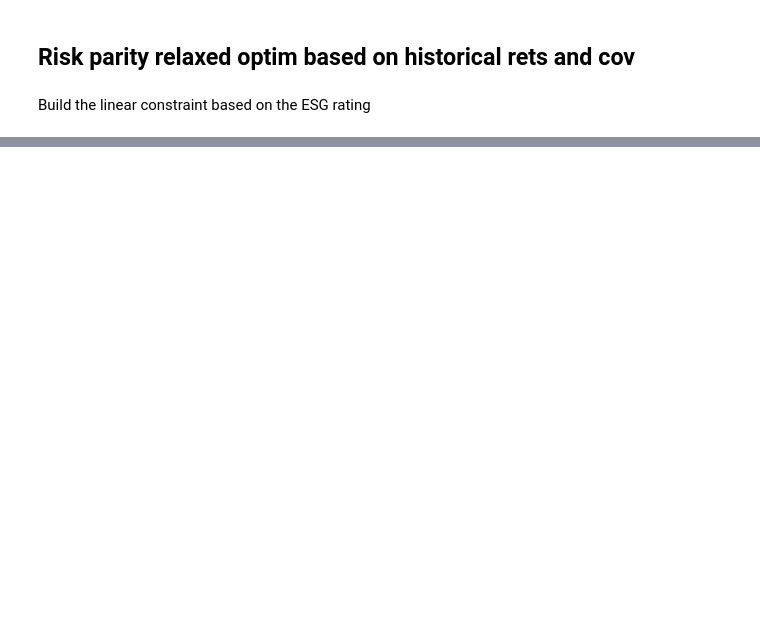
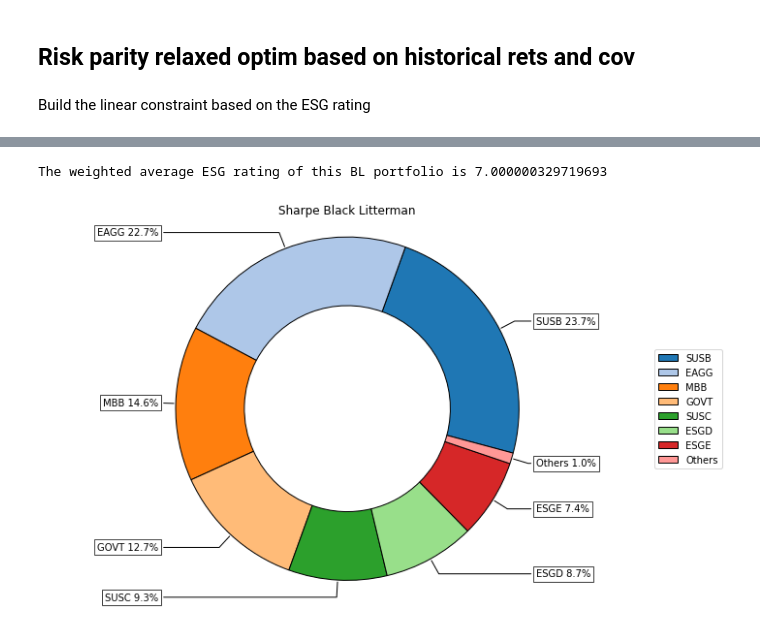
Before and after one commit to remimail/TP-3, a Jupyter notebook: main.ipynb, the cells around one changed output, grey strips where cells are left out. Saved outputs shown, nothing was run; the diff lists cells and outputs as text; code cells hidden in the pictures; blank space fills up the shorter version.

```diff
--- a/main.ipynb
+++ b/main.ipynb
@@ -235,0 +209,15 @@ rets_df.plot.bar(figsize=(12,8))
+# %%
+# Estimate Black Litterman inputs:
+
+port.blacklitterman_stats(P, Q/252, rf=rf, w=w, delta=None, eq=True)
+
+# Estimate optimal portfolio:
+
+model='BL'# Black Litterman
+rm = 'MV' # Risk measure used, this time will be variance
+obj = 'Sharpe' # Objective function, could be MinRisk, MaxRet, Utility or Sharpe
+hist = False # Use historical scenarios for risk measures that depend on scenarios
+
+w_bl = port.optimization(model=model, rm=rm, obj=obj, rf=rf, l=l, hist=hist)
+
+display(w_bl.T)
@@ -235,0 +227,13 @@ rets_df.plot.bar(figsize=(12,8))
+# %%
+# Plotting the composition of the portfolio
+
+ax = rp.plot_pie(w=w_bl, title='Sharpe Black Litterman', others=0.05, nrow=25,
+                 cmap = "tab20", height=6, width=10, ax=None)
+
+w_bl_weights = w_bl['weights'].values.reshape(1, -1)
+
+ESG_Rating_BLportfolio = w_bl_weights.dot(esg_ratings).item()
+print(f'The weighted average ESG rating of this BL portfolio is {ESG_Rating_BLportfolio}')
+# %% [output]
+The weighted average ESG rating of this BL portfolio is 7.000000329719693
+[figure, added]
```
Also changed, not shown: parts of 24 cells of this notebook.
